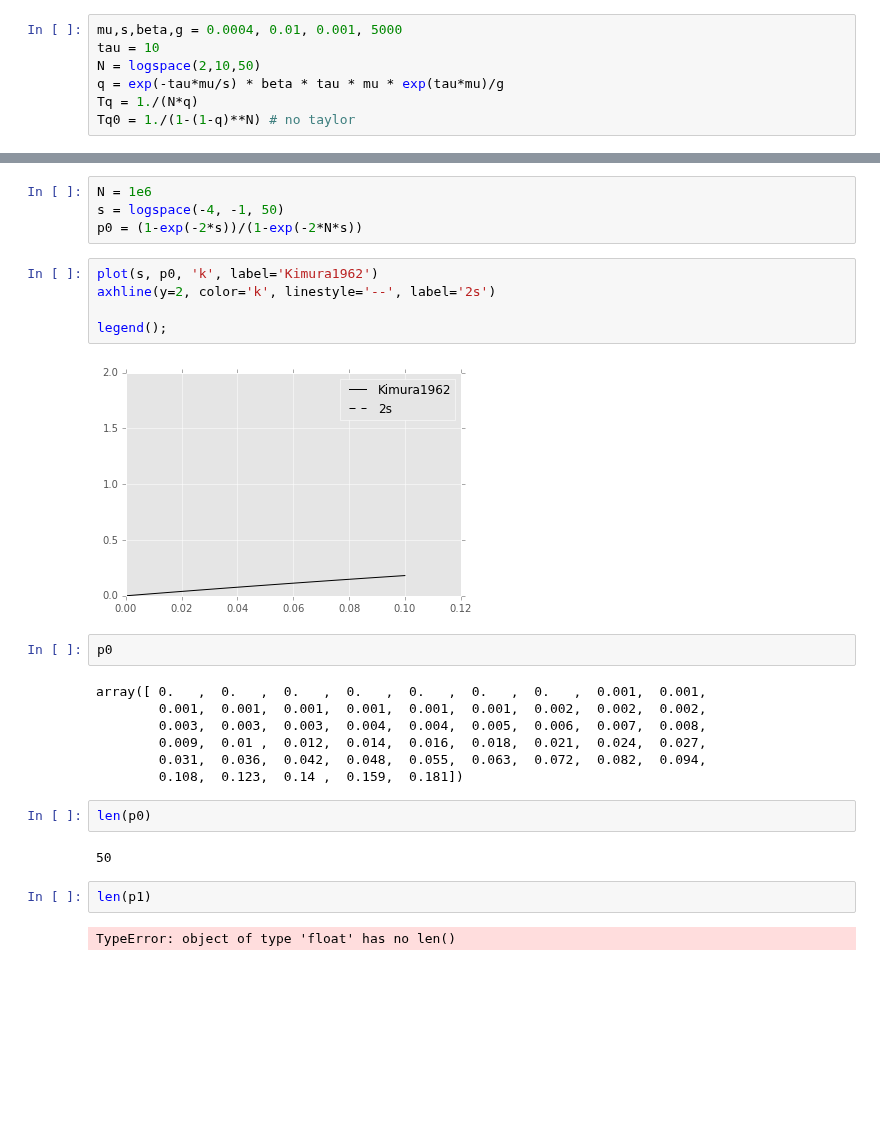
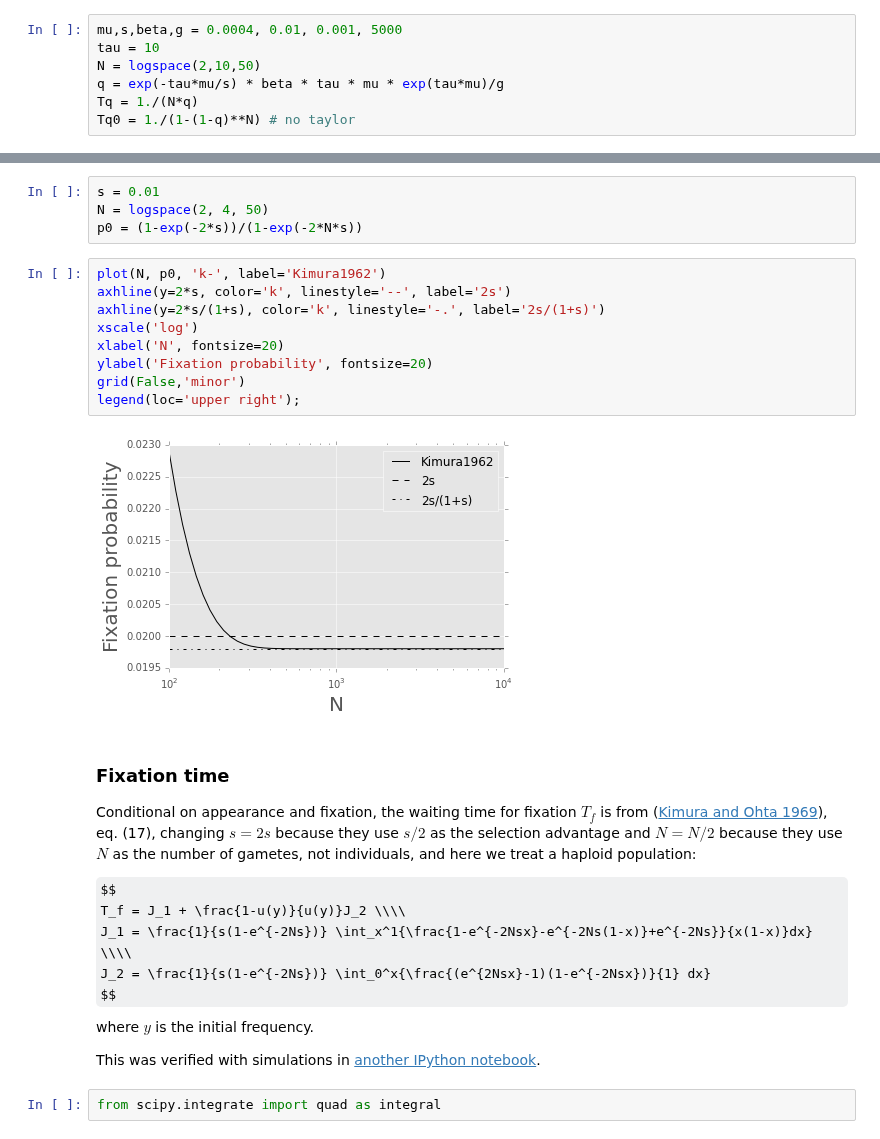
Before and after one commit to yoavram/mamba, a Jupyter notebook: simarba/analysis/adaptation time.ipynb, the cells around one changed output, grey strips where cells are left out. Drawn from its saved outputs; the diff is of its cells as text; some formulas as TeX source; blank space fills up the shorter version.

```diff
--- a/simarba/analysis/adaptation time.ipynb
+++ b/simarba/analysis/adaptation time.ipynb
@@ -87,28 +108,29 @@ In a large population, this is roughly $p = \frac{2s}{1+s}+o(s) \approx 2s$ [@Es
 # %%
-N = 1e6
-s = logspace(-4, -1, 50)
+s = 0.01
+N = logspace(2, 4, 50)
 p0 = (1-exp(-2*s))/(1-exp(-2*N*s))
 # %%
-plot(s, p0, 'k', label='Kimura1962')
-axhline(y=2, color='k', linestyle='--', label='2s')
-
-legend();
+plot(N, p0, 'k-', label='Kimura1962')
+axhline(y=2*s, color='k', linestyle='--', label='2s')
+axhline(y=2*s/(1+s), color='k', linestyle='-.', label='2s/(1+s)')
+xscale('log')
+xlabel('N', fontsize=20)
+ylabel('Fixation probability', fontsize=20)
+grid(False,'minor')
+legend(loc='upper right');
 # %% [output]
-[figure, old version]
+[figure, new version]
-# %%
-p0
-# %% [output]
-array([ 0.   ,  0.   ,  0.   ,  0.   ,  0.   ,  0.   ,  0.   ,  0.001,  0.001,
-        0.001,  0.001,  0.001,  0.001,  0.001,  0.001,  0.002,  0.002,  0.002,
-        0.003,  0.003,  0.003,  0.004,  0.004,  0.005,  0.006,  0.007,  0.008,
-        0.009,  0.01 ,  0.012,  0.014,  0.016,  0.018,  0.021,  0.024,  0.027,
-        0.031,  0.036,  0.042,  0.048,  0.055,  0.063,  0.072,  0.082,  0.094,
-        0.108,  0.123,  0.14 ,  0.159,  0.181])
-# %%
-len(p0)
-# %% [output]
-50
-# %%
-len(p1)
-# %% [output]
-TypeError: object of type 'float' has no len()
+# %% [markdown]
+### Fixation time
+Conditional on appearance and fixation, the waiting time for fixation $T_f$ is from ([Kimura and Ohta 1969](http://www.pubmedcentral.nih.gov/articlerender.fcgi?artid=1212239)), eq. (17), changing $s=2s$ because they use $s/2$ as the selection advantage and $N=N/2$ because they use $N$ as the number of gametes, not individuals, and here we treat a haploid population:
+
+$$
+T_f = J_1 + \frac{1-u(y)}{u(y)}J_2 \\\\
+J_1 = \frac{1}{s(1-e^{-2Ns})} \int_x^1{\frac{1-e^{-2Nsx}-e^{-2Ns(1-x)}+e^{-2Ns}}{x(1-x)}dx} \\\\
+J_2 = \frac{1}{s(1-e^{-2Ns})} \int_0^x{\frac{(e^{2Nsx}-1)(1-e^{-2Nsx})}{1} dx}
+$$
+where $y$ is the initial frequency.
+
+This was verified with simulations in [another IPython notebook](http://nbviewer.ipython.org/github/yoavram/ipython-notebooks/blob/master/Fixation%20of%20a%20beneficial%20allele.ipynb).
+# %%
+from scipy.integrate import quad as integral
```
Also changed, not shown: parts of 25 cells of this notebook.
